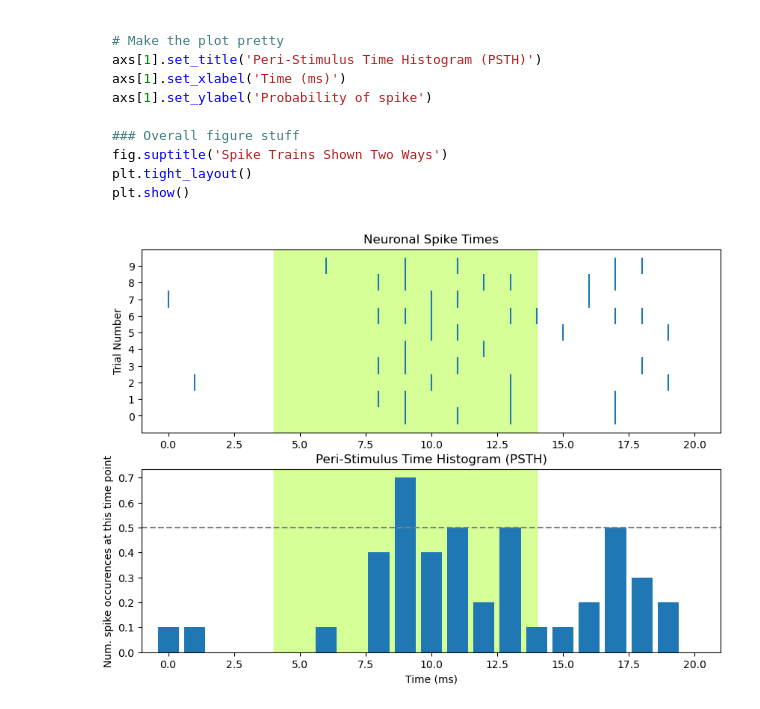
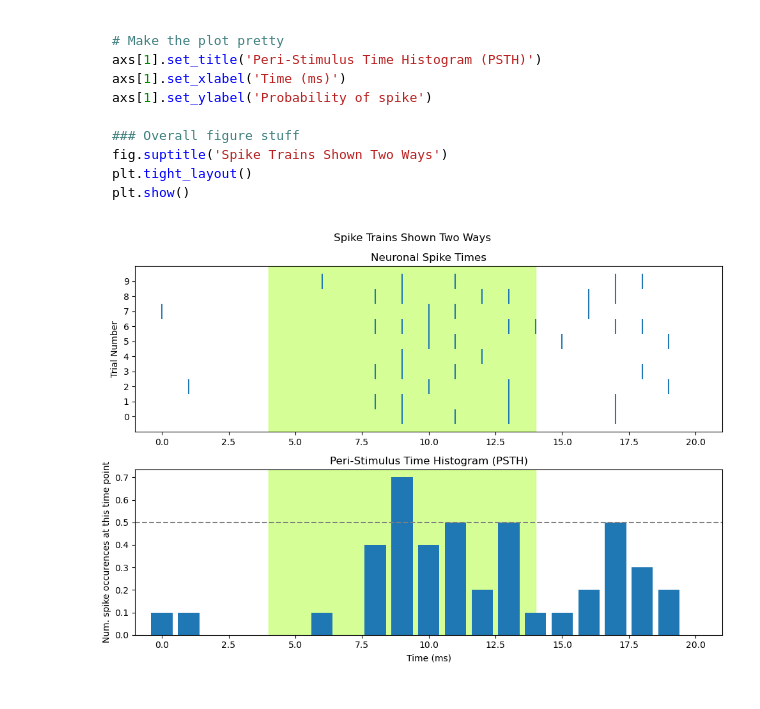
Before and after one commit to mohabdelaziz-CNS/Single-Unit-Data, a Jupyter notebook: 1 - intro_spike_trains.ipynb, the cells around one changed output. Cells and saved outputs as stored; diff of their text form; code cells hidden in the pictures.

Commit message:
SUD - Lesson 01 (Intro to Spike Trains) 02.1

```diff
--- a/1 - intro_spike_trains.ipynb
+++ b/1 - intro_spike_trains.ipynb
@@ -561,31 +561,34 @@ axs[0].set_xlim([-1, len(spike_train)])
 
 # specify tick marks and label y axis
 axs[0].set_yticks(range(len(ten_spike_trains)))
 axs[0].set_ylabel('Trial Number')
 
 axs[0].set_title('Neuronal Spike Times')
 
 ##########################################
 # draw PSTH into the second subplot, axs[1]
 # add shading for stimilus duration
 axs[1].axvspan(light_onset_time, light_offset_time, alpha = 0.5, color = 'greenyellow')
 
 # draw the PSTH
 axs[1].bar(range(spike_array.shape[1]),
            np.mean(spike_array, 0)
            )
 
 # use same x axis limits as for raster plot
 axs[1].set_xlim([-1, len(spike_train)])
 
 # add line showing chance probability of firing
 axs[1].axhline(y = 0.5, xmin = 0, xmax = 20, linestyle = "--", color = 'gray')
 
 #make the plot "presentable"
 axs[1].set_title('Peri-Stimulus Time Histogram (PSTH)')
 axs[1].set_xlabel('Time (ms)')
 axs[1].set_ylabel('Num. spike occurences at this time point')
 
+### Overall figure stuff
+fig.suptitle('Spike Trains Shown Two Ways')
+plt.tight_layout()
 plt.show()
 # %% [output]
-[figure, old version]
+[figure, new version]
```
